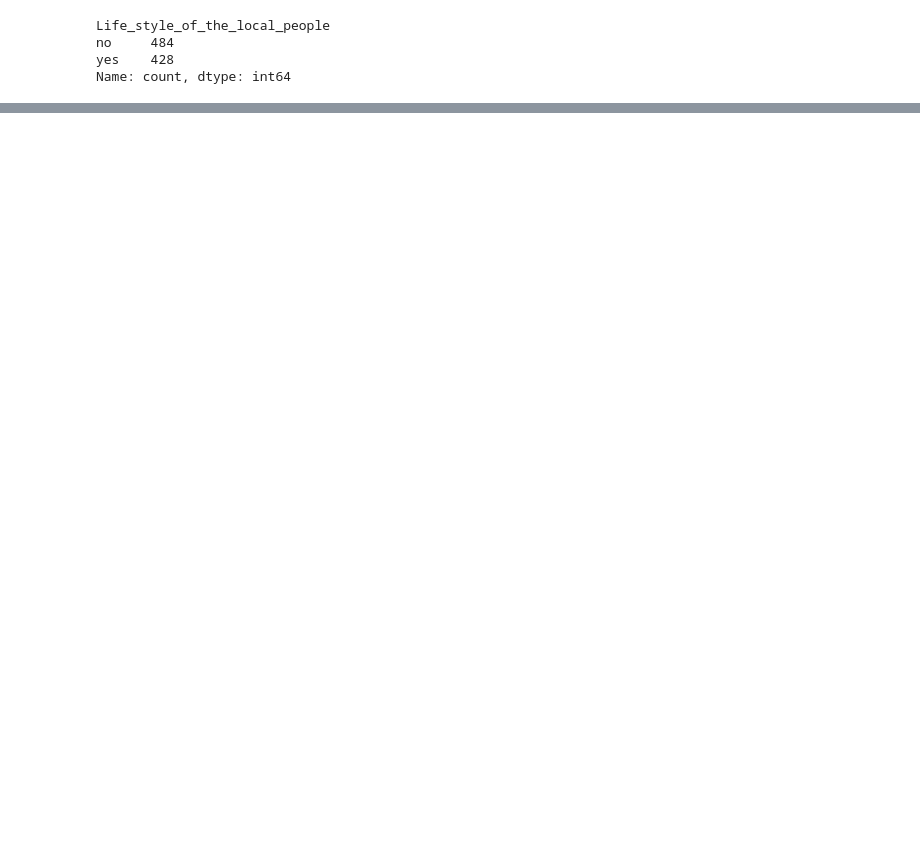
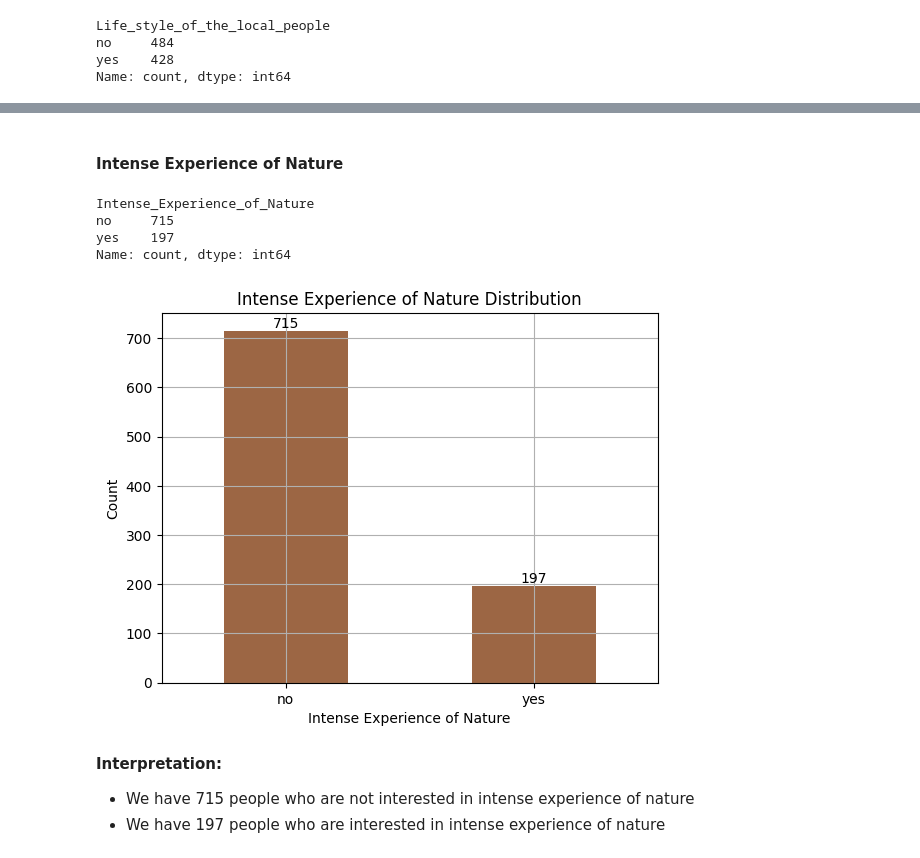
Before and after one commit to Uraniumking007/College-Stuff, a Jupyter notebook: BE/codeunnati/python_scripts_ckpcet/project_on_data_analytics/data_analytics_on_vacation_data/Data_Analytics_On_Vacation_Data.ipynb, the cells around one changed output, grey strips where cells are left out. Saved outputs shown, nothing was run; the diff lists cells and outputs as text; code cells hidden in the pictures; blank space fills up the shorter version.

```diff
--- a/BE/codeunnati/python_scripts_ckpcet/project_on_data_analytics/data_analytics_on_vacation_data/Data_Analytics_On_Vacation_Data.ipynb
+++ b/BE/codeunnati/python_scripts_ckpcet/project_on_data_analytics/data_analytics_on_vacation_data/Data_Analytics_On_Vacation_Data.ipynb
@@ -1273,0 +1293,22 @@ SyntaxError: incomplete input (2040660149.py, line 3)
+# %% [markdown]
+#### Intense Experience of Nature
+# %%
+# show the counts
+
+df_cat.Intense_Experience_of_Nature.value_counts()
+# %% [output]
+Intense_Experience_of_Nature
+no     715
+yes    197
+Name: count, dtype: int64
+# %%
+# plot the data
+
+plot_bar_chart(df_cat.Intense_Experience_of_Nature.value_counts(), 'Intense Experience of Nature Distribution', 'Intense Experience of Nature', 'Count', 0)
+# %% [output]
+[figure, added]
+# %% [markdown]
+**Interpretation:**
+
+- We have 715 people who are not interested in intense experience of nature
+- We have 197 people who are interested in intense experience of nature
```
Also changed, not shown: parts of 44 cells of this notebook.
